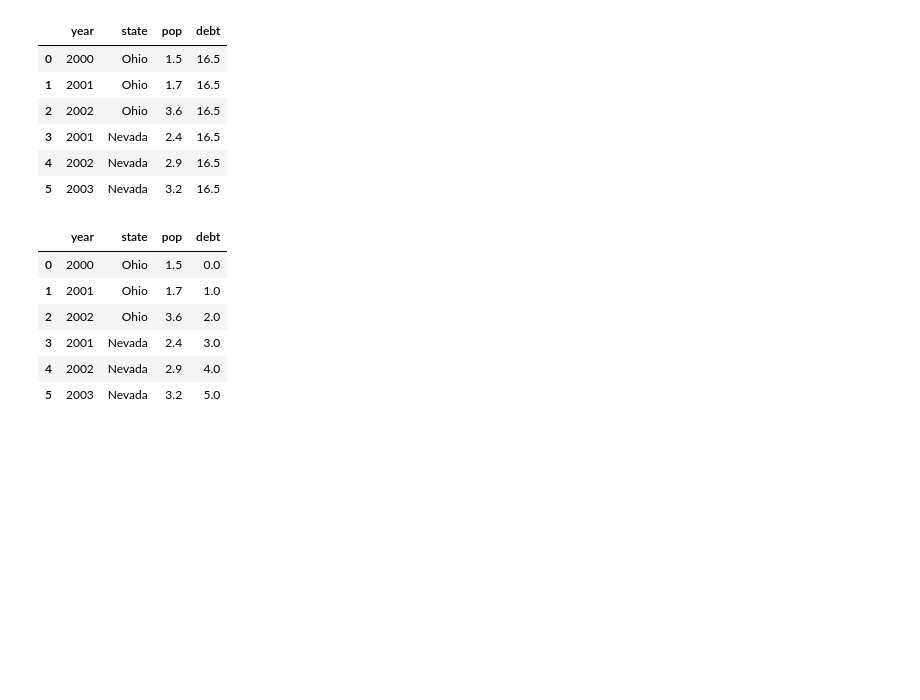
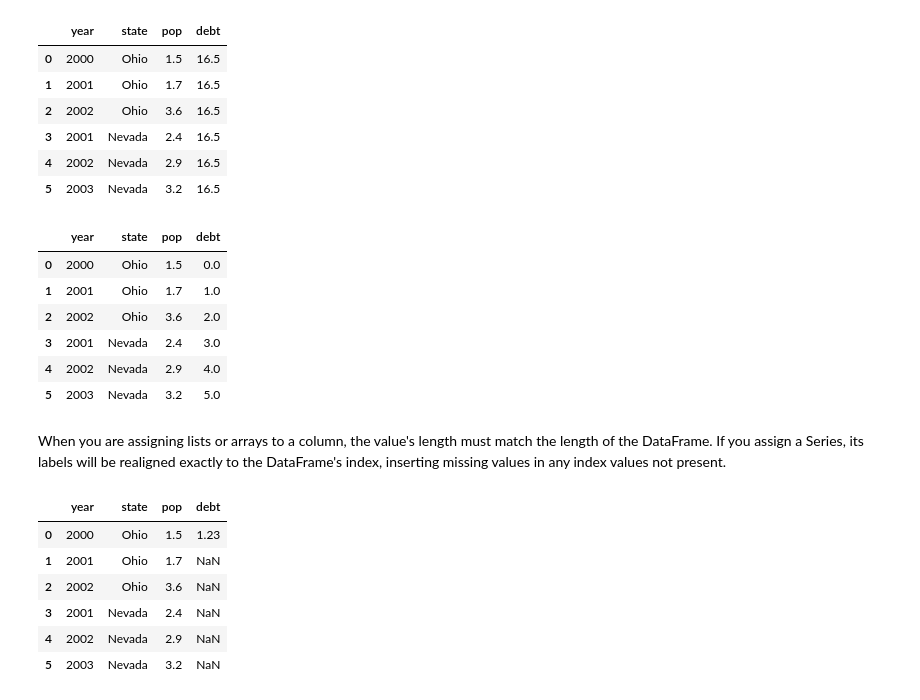
Before and after one commit to Mountain-Biker/pydata-book-practice, a Jupyter notebook: chapter5.ipynb, the cells around one changed output. Drawn from its saved outputs; the diff is of its cells as text; code cells hidden in the pictures; blank space fills up the shorter version.

```diff
--- a/chapter5.ipynb
+++ b/chapter5.ipynb
@@ -291,0 +290,2 @@ val = pd.Series
+# %% [markdown]
+When you are assigning lists or arrays to a column, the value's length must match the length of the DataFrame. If you assign a Series, its labels will be realigned exactly to the DataFrame's index, inserting missing values in any index values not present.
@@ -291,0 +294,11 @@ val = pd.Series
+# %%
+frame2['debt'] = val
+frame2
+# %% [output]
+|  | year | state | pop | debt |
+| 0 | 2000 | Ohio | 1.5 | 1.23 |
+| 1 | 2001 | Ohio | 1.7 | NaN |
+| 2 | 2002 | Ohio | 3.6 | NaN |
+| 3 | 2001 | Nevada | 2.4 | NaN |
+| 4 | 2002 | Nevada | 2.9 | NaN |
+| 5 | 2003 | Nevada | 3.2 | NaN |
```
Also changed, not shown: parts of 8 cells of this notebook.
